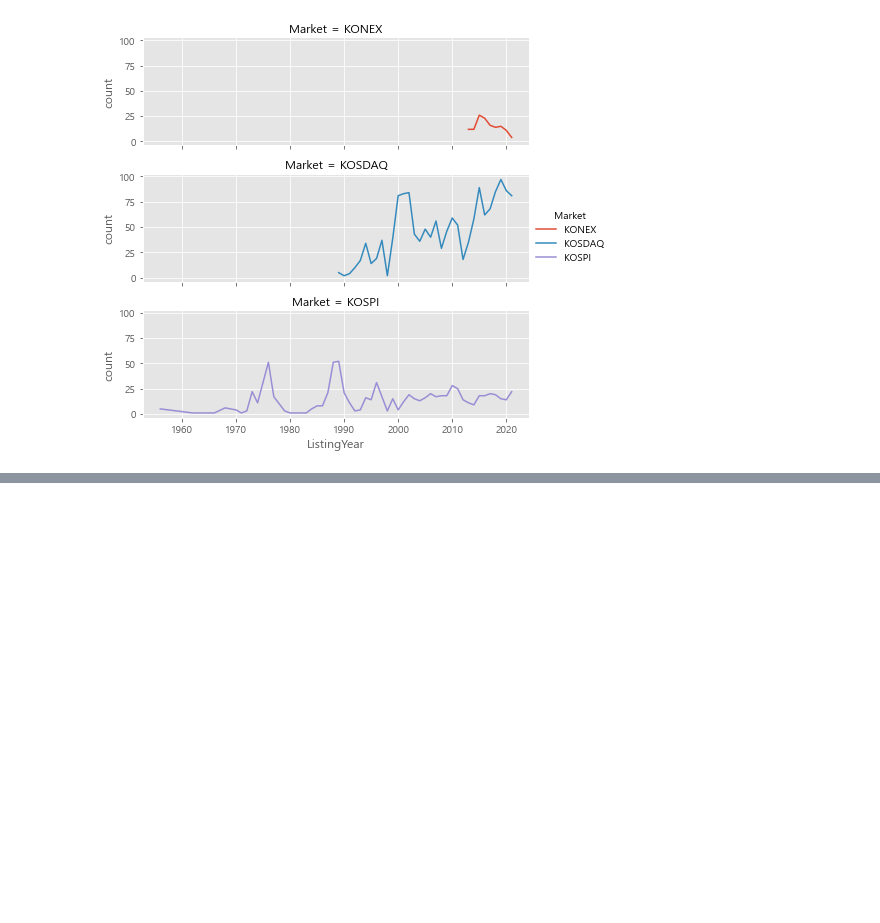
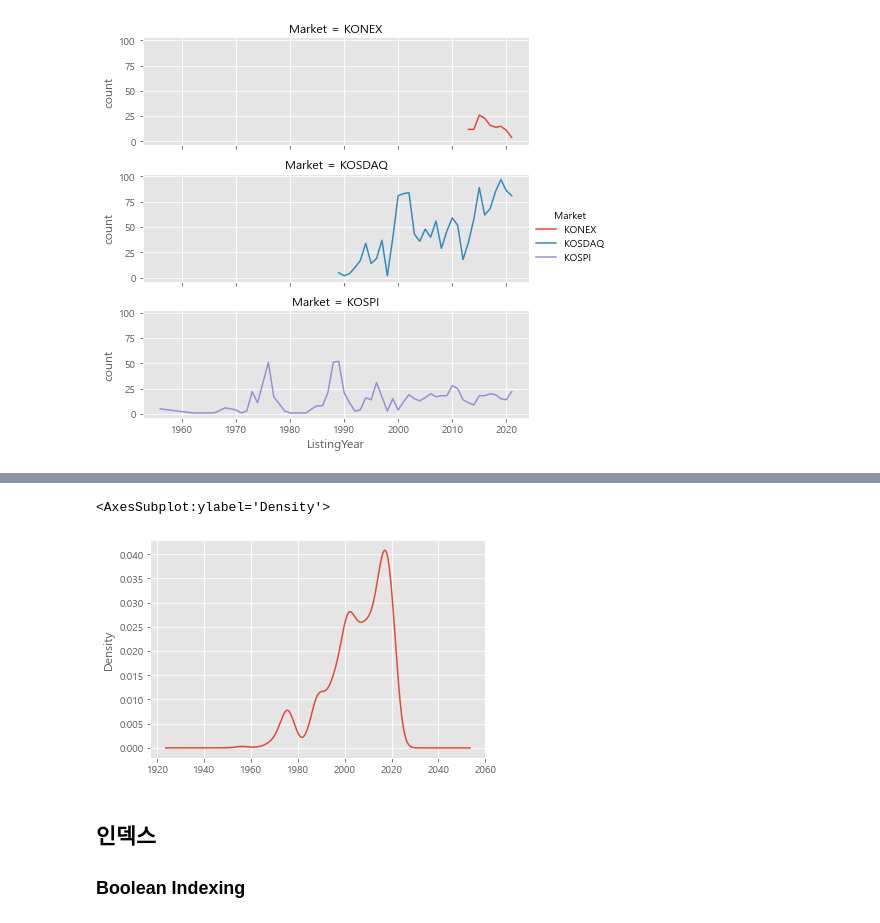
Before and after one commit to ParkSuJeong74/credit_ML, a Jupyter notebook: KRX/KRX_Plot.ipynb, the cells around one changed output, grey strips where cells are left out. Saved outputs shown, nothing was run; the diff lists cells and outputs as text; code cells hidden in the pictures; blank space fills up the shorter version.

```diff
--- a/KRX/KRX_Plot.ipynb
+++ b/KRX/KRX_Plot.ipynb
@@ -221,0 +243,9 @@ g=sns.relplot(data=df_market_year, x="ListingYear", y="count", hue="Market",
+# %%
+df["ListingYear"].plot.kde() # 밀도 추청
+# %% [output]
+<AxesSubplot:ylabel='Density'>
+[figure, added]
+# %% [markdown]
+## 인덱스
+
+### Boolean Indexing
```
Also changed, not shown: parts of 27 cells of this notebook.
